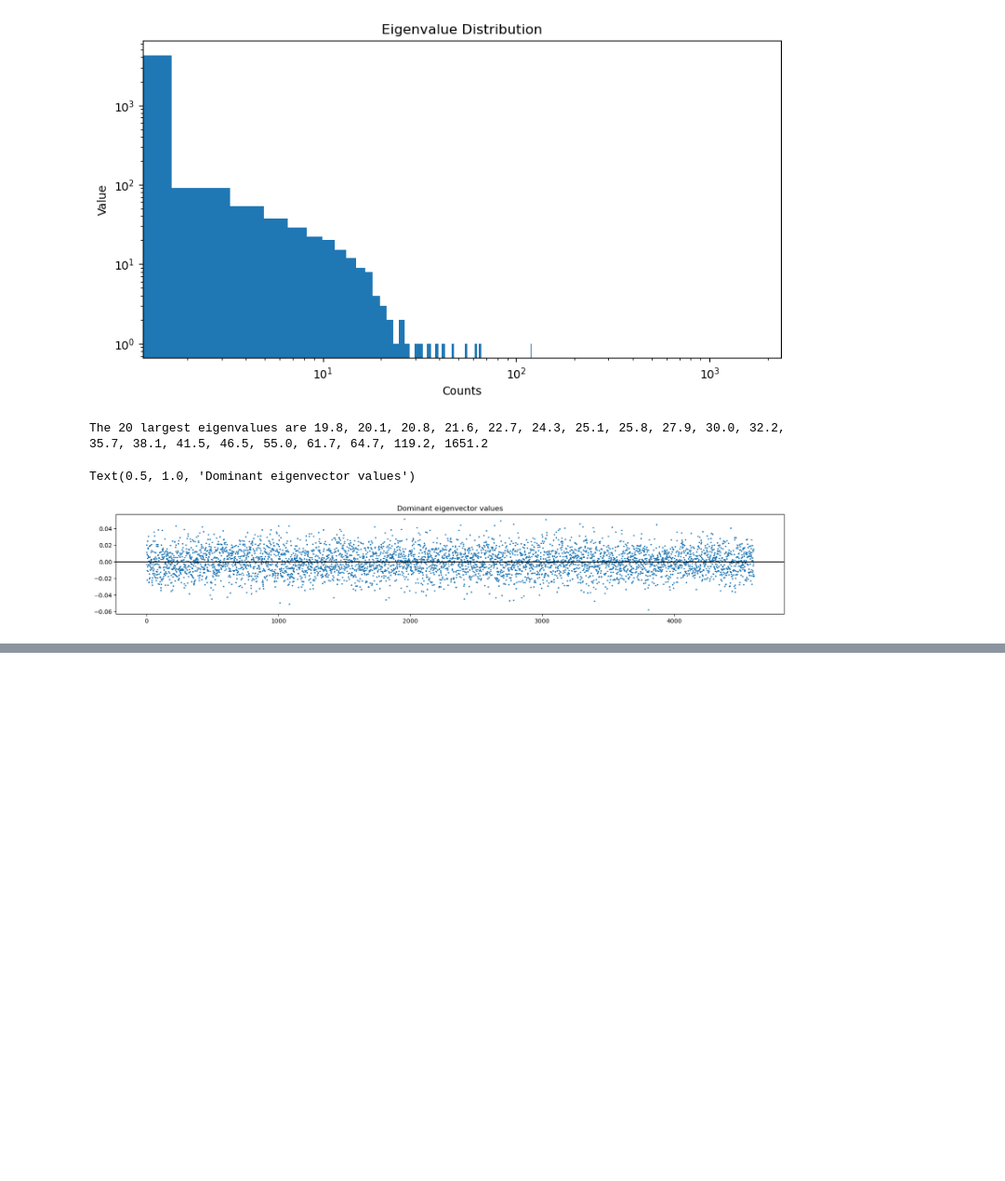
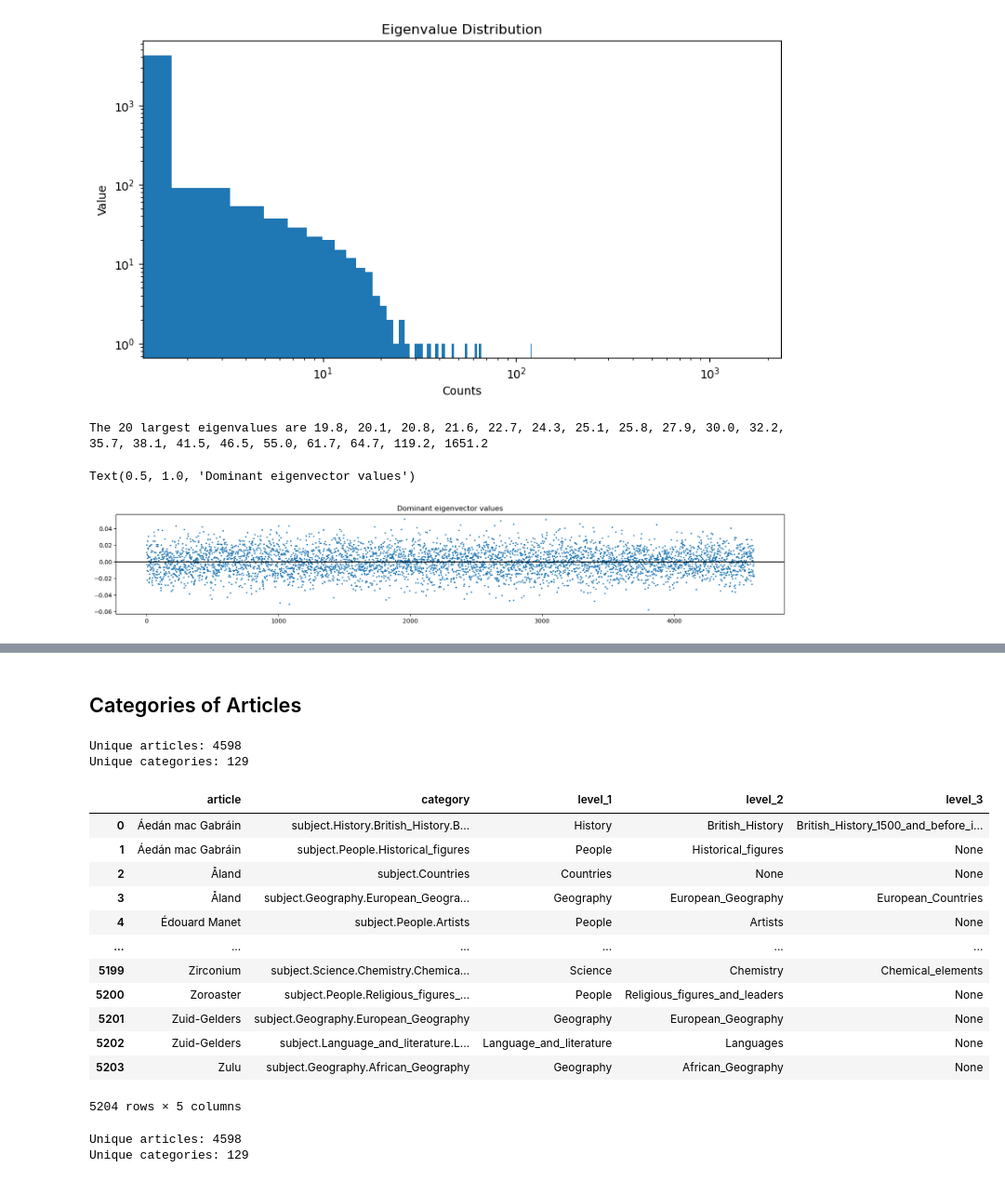
Before and after one commit to epfl-ada/ada-2024-project-the5outliers, a Jupyter notebook: similarity_matrix.ipynb, the cells around one changed output, grey strips where cells are left out. Shown at 93% size. Drawn from its saved outputs; the diff is of its cells as text; code cells hidden in the pictures; blank space fills up the shorter version.

```diff
--- a/similarity_matrix.ipynb
+++ b/similarity_matrix.ipynb
@@ -297,0 +412,30 @@ Text(0.5, 1.0, 'Dominant eigenvector values')
+# %% [markdown]
+## Categories of Articles
+# %%
+categories = read_categories()
+categories
+# %% [output]
+Unique articles: 4598
+Unique categories: 129
+|  | article | category | level_1 | level_2 | level_3 |
+| 0 | Áedán mac Gabráin | subject.History.British_History.B... | History | British_History | British_History_1500_and_before_i... |
+| 1 | Áedán mac Gabráin | subject.People.Historical_figures | People | Historical_figures | None |
+| 2 | Åland | subject.Countries | Countries | None | None |
+| 3 | Åland | subject.Geography.European_Geogra... | Geography | European_Geography | European_Countries |
+| 4 | Édouard Manet | subject.People.Artists | People | Artists | None |
+| ... | ... | ... | ... | ... | ... |
+| 5199 | Zirconium | subject.Science.Chemistry.Chemica... | Science | Chemistry | Chemical_elements |
+| 5200 | Zoroaster | subject.People.Religious_figures_... | People | Religious_figures_and_leaders | None |
+| 5201 | Zuid-Gelders | subject.Geography.European_Geography | Geography | European_Geography | None |
+| 5202 | Zuid-Gelders | subject.Language_and_literature.L... | Language_and_literature | Languages | None |
+| 5203 | Zulu | subject.Geography.African_Geography | Geography | African_Geography | None |
+5204 rows × 5 columns
+# %%
+unique_articles = categories['article'].nunique()
+unique_categories = categories['category'].nunique()
+
+print("Unique articles:", unique_articles)
+print("Unique categories:", unique_categories)
+# %% [output]
+Unique articles: 4598
+Unique categories: 129
```
Also changed, not shown: parts of 7 cells of this notebook, 1 other file.
